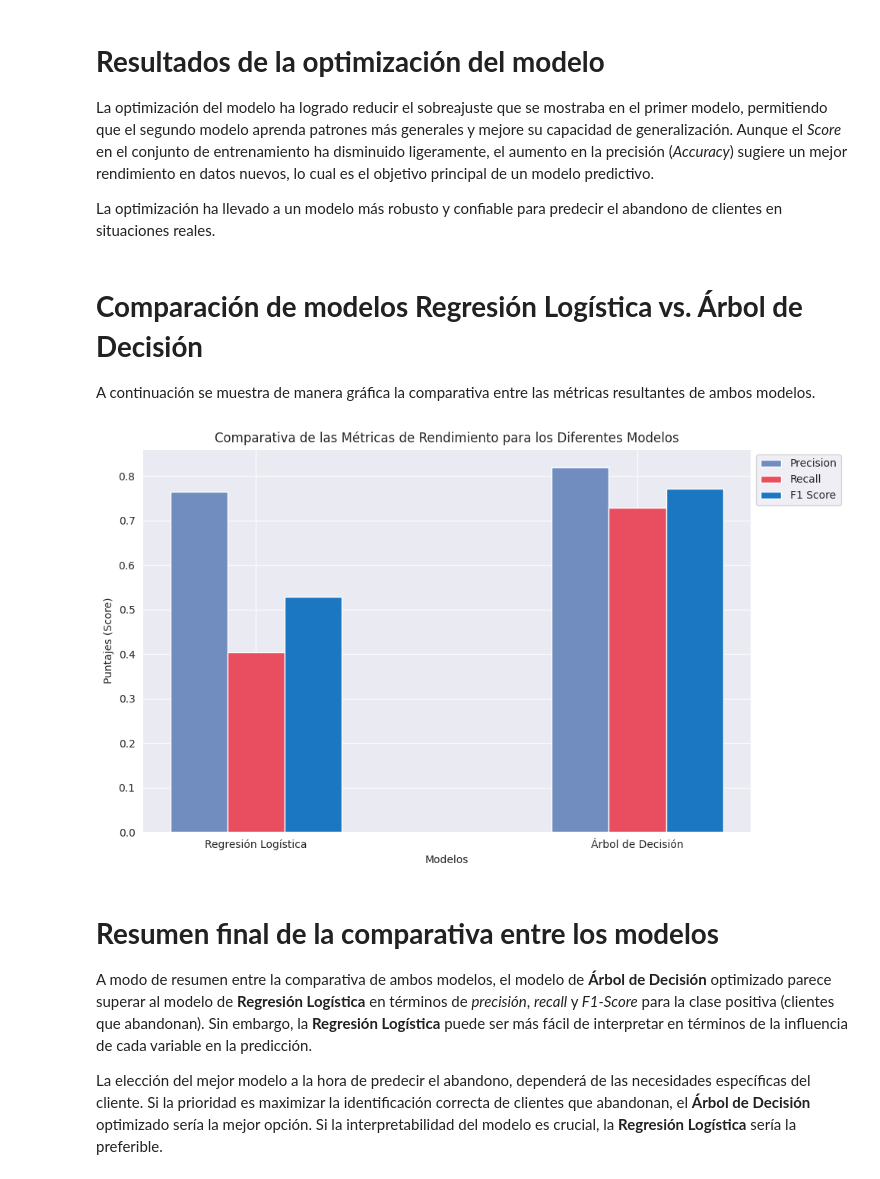
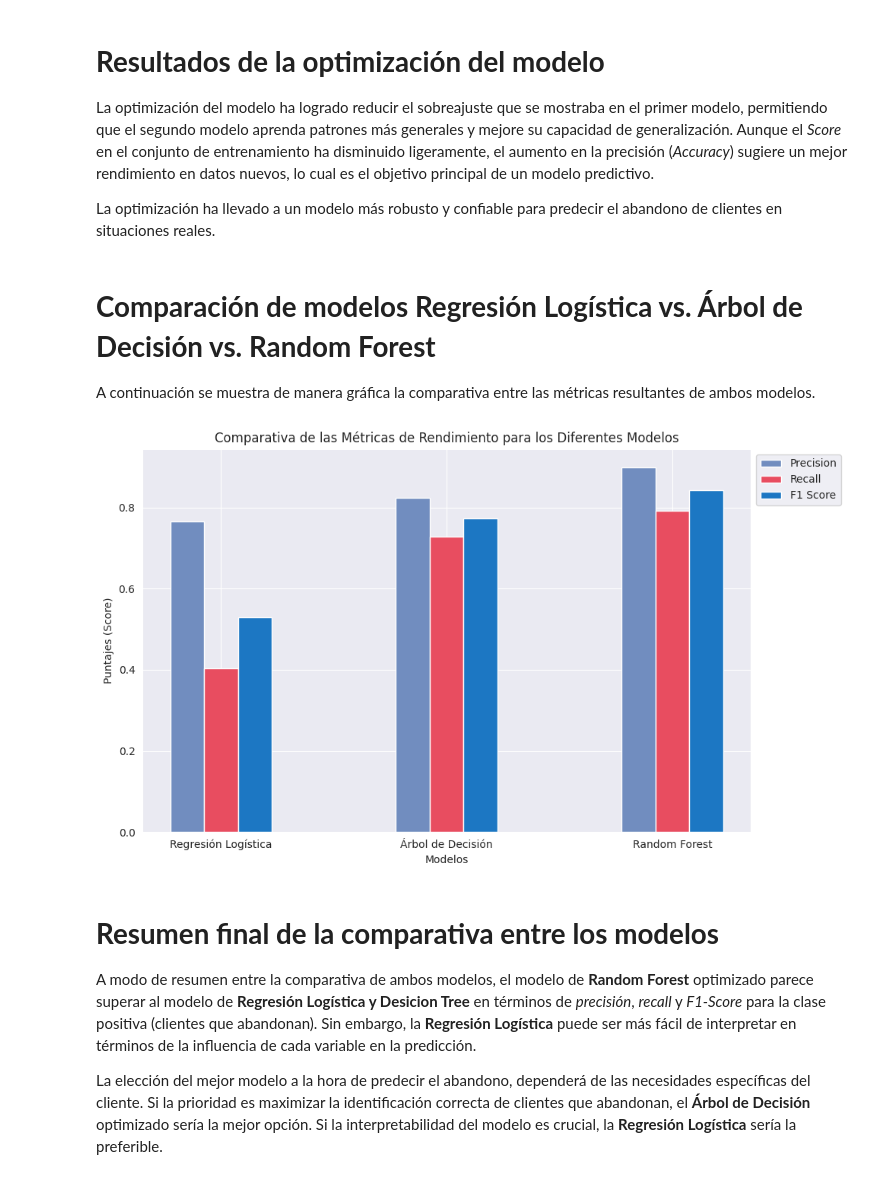
Before and after one commit to walterfolk/data_science_II_CODER, a Jupyter notebook: Proyecto_DS_II_FOLK.ipynb, the cells around one changed output. Cells and saved outputs as stored; diff of their text form; code cells hidden in the pictures.

```diff
--- a/Proyecto_DS_II_FOLK.ipynb
+++ b/Proyecto_DS_II_FOLK.ipynb
@@ -975,20 +911,2 @@ Accuracy promedio: 0.8986073067553398
 # %% [markdown]
 **Grid Search CV**
-# %%
-param_grid = {
-    'criterion': ['gini', 'entropy'],
-    'max_depth': [None, 5, 10, 15],
-    'min_samples_split': [2, 5, 10],
-    'min_samples_leaf': [1, 2, 4]
-}
-
-tree_model = DecisionTreeClassifier()
-
-grid_search = GridSearchCV(tree_model, param_grid, cv=5)
-grid_search.fit(X2_train, y2_train)
-
-print("Mejores hiperparámetros:", grid_search.best_params_)
-
-best_model = grid_search.best_estimator_
-y2_pred_tree = best_model.predict(X2_test)
-print('Accuracy:', round(accuracy_score(y2_test, y2_pred_tree), 3)*100)
@@ -1000,7 +912,0 @@ Accuracy: 93.4
-# %%
-tree_model = DecisionTreeClassifier(max_depth=10, min_samples_leaf=2, min_samples_split=10)
-
-tree_model.fit(X2_train, y2_train)
-
-y2_pred_tree = tree_model.predict(X2_test)
-print('Accuracy:', round(accuracy_score(y2_test, y2_pred_tree), 3)*100)
@@ -1045,42 +974,43 @@ La optimización del modelo ha logrado reducir el sobreajuste que se mostraba en
 
 La optimización ha llevado a un modelo más robusto y confiable para predecir el abandono de clientes en situaciones reales.
 # %% [markdown]
-# **Comparación de modelos Regresión Logística vs. Árbol de Decisión**
+# **Comparación de modelos Regresión Logística vs. Árbol de Decisión vs. Random Forest**
 A continuación se muestra de manera gráfica la comparativa entre las métricas resultantes de ambos modelos.
 # %%
 reportes = {
     'Regresión Logística': classification_report(y_test, y_pred_log, output_dict=True),
-    'Árbol de Decisión': classification_report(y2_test, y2_pred_tree, output_dict=True)
+    'Árbol de Decisión': classification_report(y2_test, y2_pred_tree, output_dict=True),
+    'Random Forest': classification_report(y_test, y_pred_rf, output_dict=True)
 }
 
 modelos = list(reportes.keys())
 precision = [reportes[model]['1']['precision'] for model in modelos]
 recall = [reportes[model]['1']['recall'] for model in modelos]
 f1_score = [reportes[model]['1']['f1-score'] for model in modelos]
 
 x = np.arange(len(modelos))
 width = 0.15
 
 fig, ax = plt.subplots(figsize=(10, 6))
 bars1 = ax.bar(x - width, precision, width, label='Precision', color="#718dbf")
 bars2 = ax.bar(x, recall, width, label='Recall', color="#e84d60")
 bars3 = ax.bar(x + width, f1_score, width, label='F1 Score', color="#1c77c3")
 
 
 ax.set_xlabel('Modelos')
 ax.set_ylabel('Puntajes (Score)')
 ax.set_title('Comparativa de las Métricas de Rendimiento para los Diferentes Modelos')
 ax.set_xticks(x)
 ax.set_xticklabels(modelos)
 ax.legend(loc='upper left', bbox_to_anchor=(1, 1))
 
 plt.tight_layout()
 plt.show()
 # %% [output]
-[figure, old version]
+[figure, new version]
 # %% [markdown]
 # **Resumen final de la comparativa entre los modelos**
 
-A modo de resumen entre la comparativa de ambos modelos, el modelo de **Árbol de Decisión** optimizado parece superar al modelo de **Regresión Logística** en términos de *precisión*, *recall* y *F1-Score* para la clase positiva (clientes que abandonan). Sin embargo, la **Regresión Logística** puede ser más fácil de interpretar en términos de la influencia de cada variable en la predicción.
+A modo de resumen entre la comparativa de ambos modelos, el modelo de **Random Forest** optimizado parece superar al modelo de **Regresión Logística y Desicion Tree** en términos de *precisión*, *recall* y *F1-Score* para la clase positiva (clientes que abandonan). Sin embargo, la **Regresión Logística** puede ser más fácil de interpretar en términos de la influencia de cada variable en la predicción.
 
 La elección del mejor modelo a la hora de predecir el abandono, dependerá de las necesidades específicas del cliente. Si la prioridad es maximizar la identificación correcta de clientes que abandonan, el **Árbol de Decisión** optimizado sería la mejor opción. Si la interpretabilidad del modelo es crucial, la **Regresión Logística** sería la  preferible.
```
Also changed, not shown: parts of 8 cells of this notebook.
